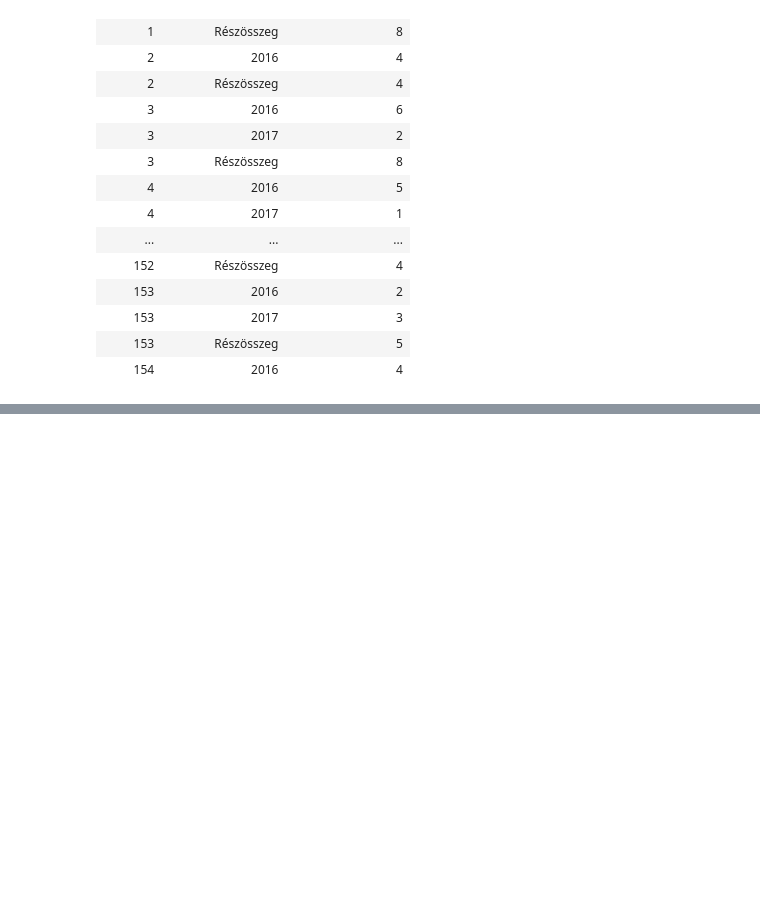
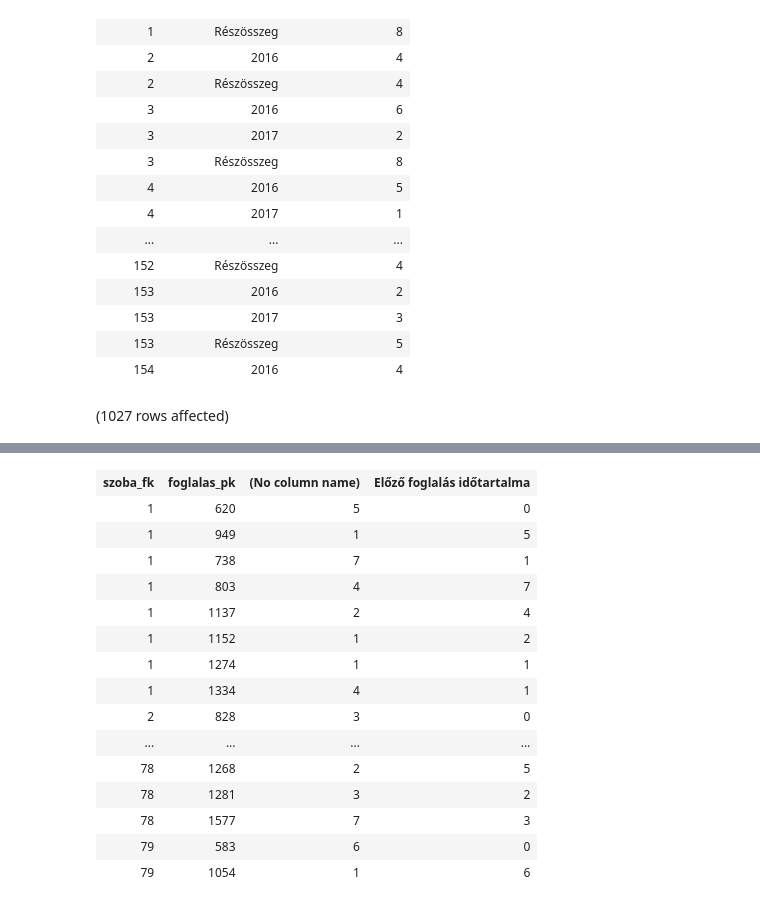
Before and after one commit to Mdorka22/sql1, a Jupyter notebook: ZH2_gagdjv.ipynb, the cells around one changed output, grey strips where cells are left out. Cells and saved outputs as stored; diff of their text form; code cells hidden in the pictures; blank space fills up the shorter version.

```diff
--- a/ZH2_gagdjv.ipynb
+++ b/ZH2_gagdjv.ipynb
@@ -22,3 +22,9 @@ Total execution time: 00:00:00.062
 | 153 | 2017 | 3 |
 | 153 | Részösszeg | 5 |
 | 154 | 2016 | 4 |
+# %%
+Select szoba_fk, foglalas_pk, datediff(day,mettol, meddig),
+        lag(datediff(day,mettol, meddig),1,0) over (partition by szoba_fk order by mettol) as 'Előző foglalás időtartalma'
+from Foglalas
+# %% [output]
+(1027 rows affected)
@@ -24,0 +32,16 @@ Total execution time: 00:00:00.062
+| szoba_fk | foglalas_pk | (No column name) | Előző foglalás időtartalma |
+| 1 | 620 | 5 | 0 |
+| 1 | 949 | 1 | 5 |
+| 1 | 738 | 7 | 1 |
+| 1 | 803 | 4 | 7 |
+| 1 | 1137 | 2 | 4 |
+| 1 | 1152 | 1 | 2 |
+| 1 | 1274 | 1 | 1 |
+| 1 | 1334 | 4 | 1 |
+| 2 | 828 | 3 | 0 |
+| ... | ... | ... | ... |
+| 78 | 1268 | 2 | 5 |
+| 78 | 1281 | 3 | 2 |
+| 78 | 1577 | 7 | 3 |
+| 79 | 583 | 6 | 0 |
+| 79 | 1054 | 1 | 6 |
```
Also changed, not shown: parts of 1 cell of this notebook.
